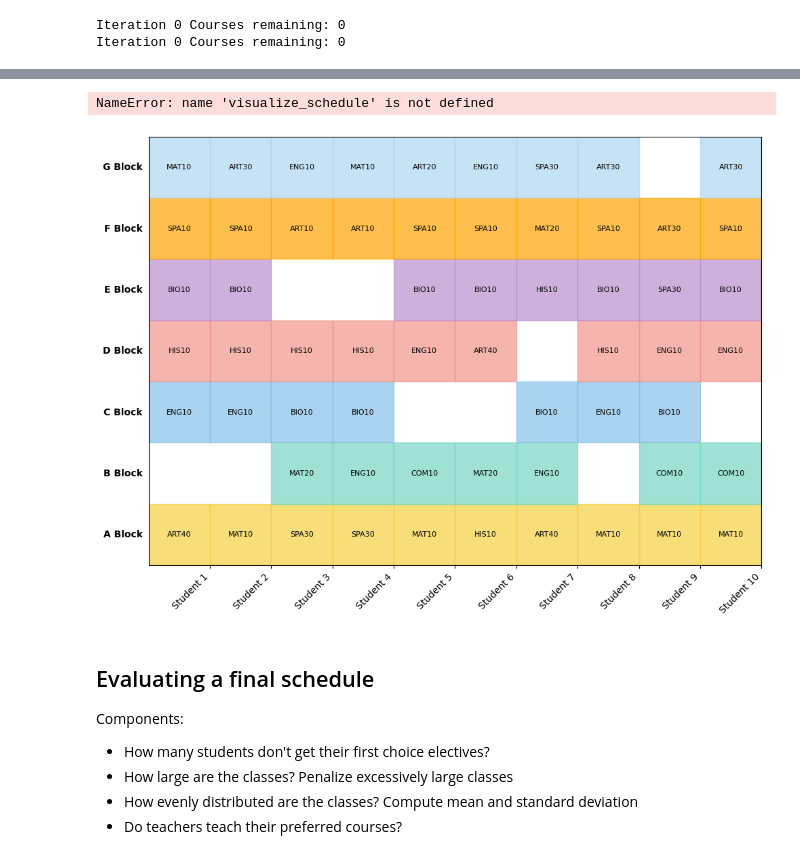
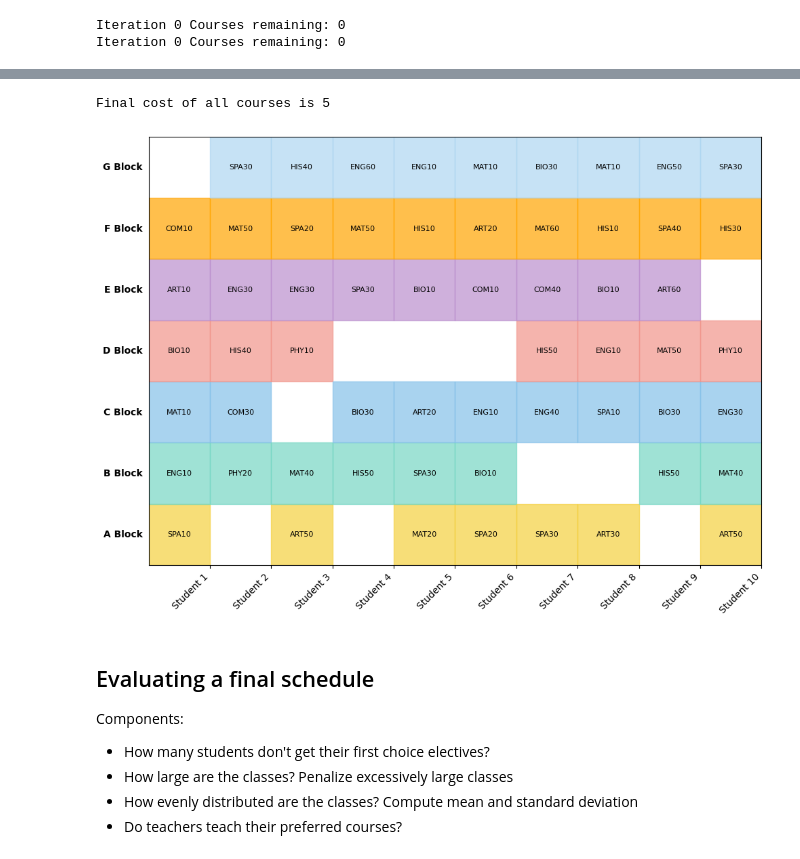
Before and after one commit to Ian1528/Dynamic-Programming, a Jupyter notebook: rollout.ipynb, the cells around one changed output, grey strips where cells are left out. Drawn from its saved outputs; the diff is of its cells as text; code cells hidden in the pictures.

```diff
--- a/rollout.ipynb
+++ b/rollout.ipynb
@@ -1925,9 +990,0 @@ for course in all_courses_flattened:
-# %%
-reset_student_assignments()
-for course in all_courses_flattened:
-    if course.name == "BIO10":
-        for section in course.sections:
-            if section.block == 0 and section.teacher.name == "BIO Teacher 1":
-                for student in students_to_add:
-                    student.add_section(section)
-                break
@@ -1934,11 +1158,34 @@ for course in all_courses_flattened:
+# %%
+def get_students_and_teachers_from_courses(courses: list[Course]) -> tuple[set[Student], set[Teacher]]:
+    """
+    Returns a list of students and teachers from the courses.
+
+    Args:
+        courses: a list of courses to get students and teachers from
+    Returns:
+        A list of students and teachers from the courses.
+    """
+    students: set[Student] = set()
+    teachers: set[Teacher] = set()
+
+    for course in courses:
+        for section in course.sections:
+            teachers.add(section.teacher)
+            for student in section.students:
+                students.add(student)
+    return students, teachers
+
+copy_of_overall_best_courses = deepcopy(overall_best_courses)
+
+smart_recursively_assign_students_using_max_flow(copy_of_overall_best_courses)
+cost_final = cost_of_final_schedules_from_courses(copy_of_overall_best_courses)
+print("Final cost of all courses is", cost_final)
+
+final_students, final_teachers = get_students_and_teachers_from_courses(copy_of_overall_best_courses)
+# %% [output]
+Final cost of all courses is 5
 # %%
 # recursively_assign_students_using_max_flow(all_courses_flattened)
-visualize_schedule(students)
+visualize_schedule(list(final_students))
 # %% [output]
-NameError: name 'visualize_schedule' is not defined
+[figure, added]
-# %%
-reset_student_assignments()
-recursively_assign_students_using_max_flow(all_courses_flattened)
-visualize_schedule(students)
-# %% [output]
-[figure, removed]
```
Also changed, not shown: parts of 31 cells of this notebook, 10 other files.
